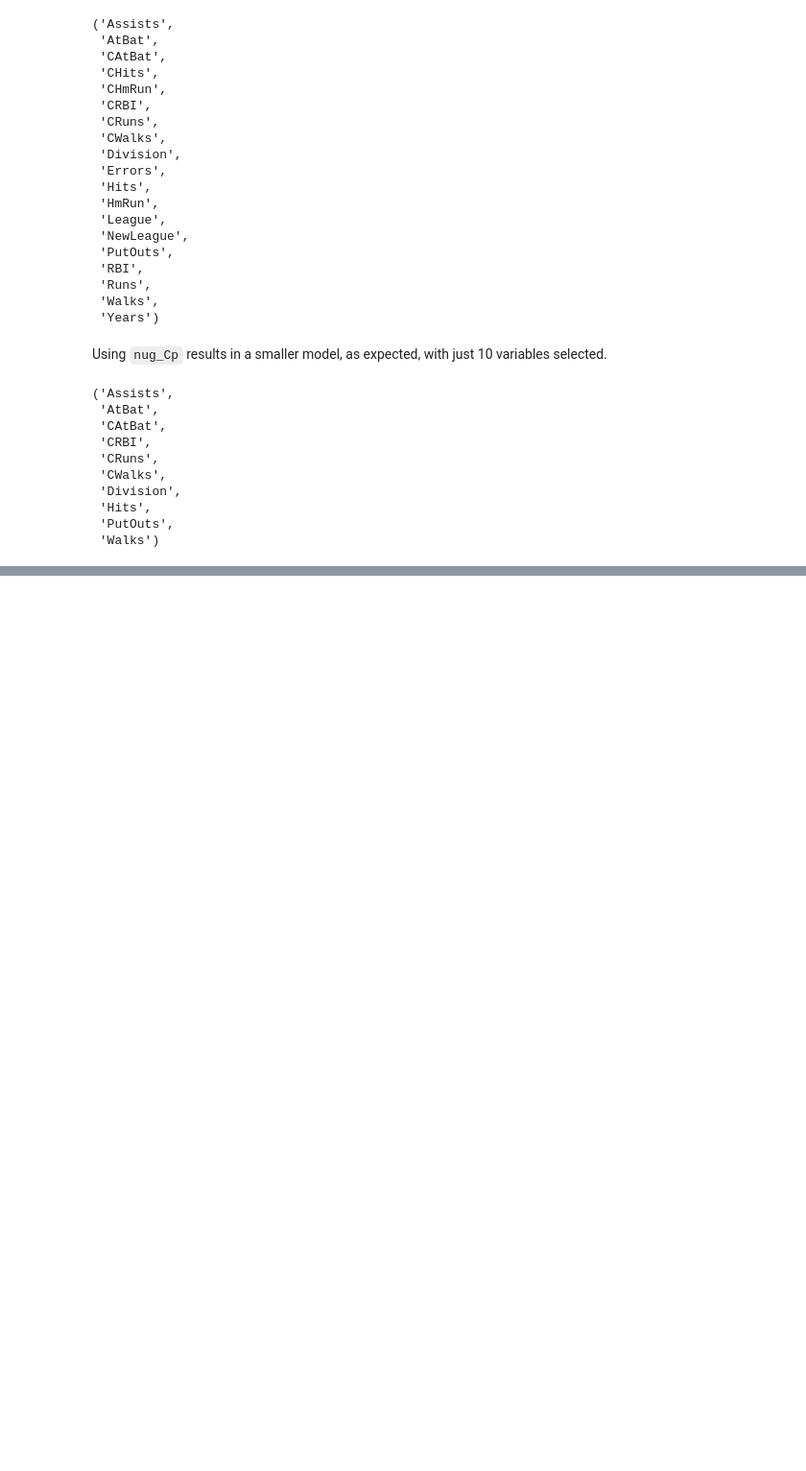
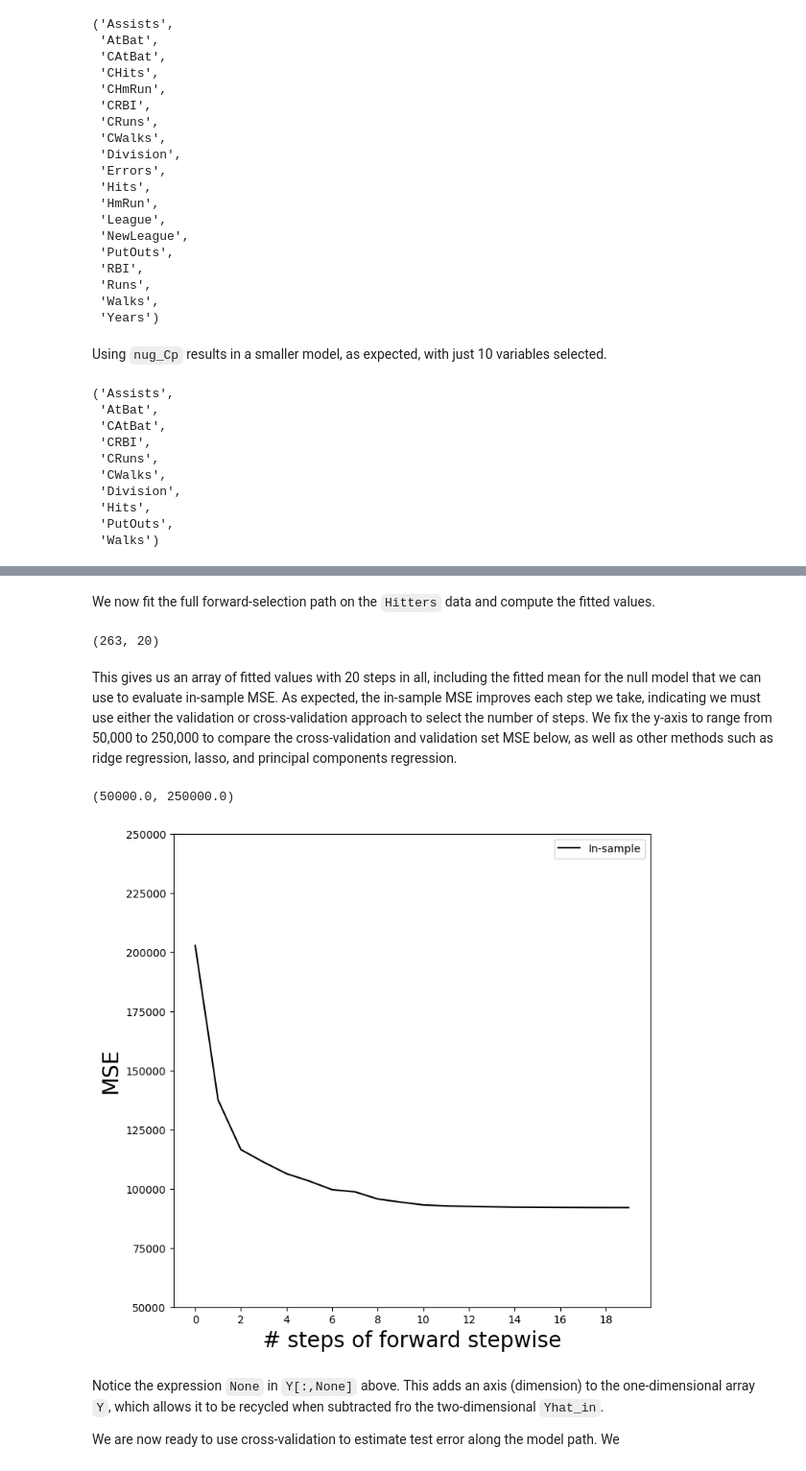
Before and after one commit to crdcamp/ml-learning-linear-regression-part-2, a Jupyter notebook: coding_labs/lin_models_and_reg_methods.ipynb, the cells around one changed output, grey strips where cells are left out. Shown at 96% size. Drawn from its saved outputs; the diff is of its cells as text; code cells hidden in the pictures; blank space fills up the shorter version.

Commit message:
Completed up to MSE graph

```diff
--- a/coding_labs/lin_models_and_reg_methods.ipynb
+++ b/coding_labs/lin_models_and_reg_methods.ipynb
@@ -128,0 +135,37 @@ hitters_Cp.selected_state_
+# %%
+strategy = Stepwise.fixed_steps(design,
+                                len(design.terms),
+                                direction="forward")
+full_path = sklearn_selection_path(OLS, strategy)
+# %% [markdown]
+We now fit the full forward-selection path on the `Hitters` data and compute the fitted values.
+# %%
+full_path.fit(Hitters, Y)
+Yhat_in = full_path.predict(Hitters)
+Yhat_in.shape
+# %% [output]
+(263, 20)
+# %% [markdown]
+This gives us an array of fitted values with 20 steps in all, including the fitted mean for the null model that we can use to evaluate in-sample MSE. As expected, the in-sample MSE improves each step we take, indicating we must use either the validation or cross-validation approach to select the number of steps. We fix the y-axis to range from 50,000 to 250,000 to compare the cross-validation and validation set MSE below, as well as other methods such as ridge regression, lasso, and principal components regression.
+# %%
+mse_fig, ax = subplots(figsize=(8,8))
+insample_mse = ((Yhat_in - Y[: ,None])**2).mean(0)
+n_steps = insample_mse.shape[0]
+ax.plot(np.arange(n_steps),
+        insample_mse,
+        "k", # color black
+        label="In-sample")
+ax.set_ylabel("MSE",
+              fontsize=20)
+ax.set_xlabel("# steps of forward stepwise",
+              fontsize=20)
+ax.set_xticks(np.arange(n_steps)[::2])
+ax.legend()
+ax.set_ylim([50000, 250000])
+# %% [output]
+(50000.0, 250000.0)
+[figure, added]
+# %% [markdown]
+Notice the expression `None` in `Y[:,None]` above. This adds an axis (dimension) to the one-dimensional array `Y`, which allows it to be recycled when subtracted fro the two-dimensional `Yhat_in`.
+
+We are now ready to use cross-validation to estimate test error along the model path. We
```
Also changed, not shown: parts of 2 cells of this notebook.
